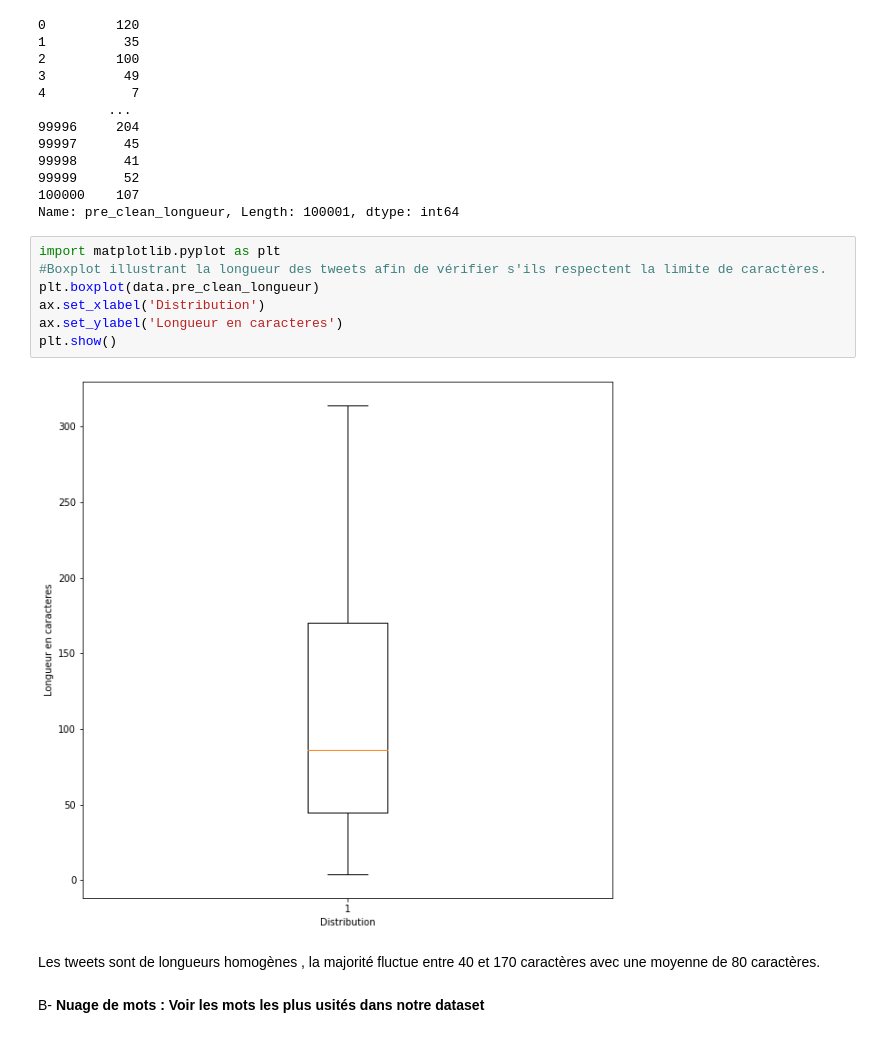
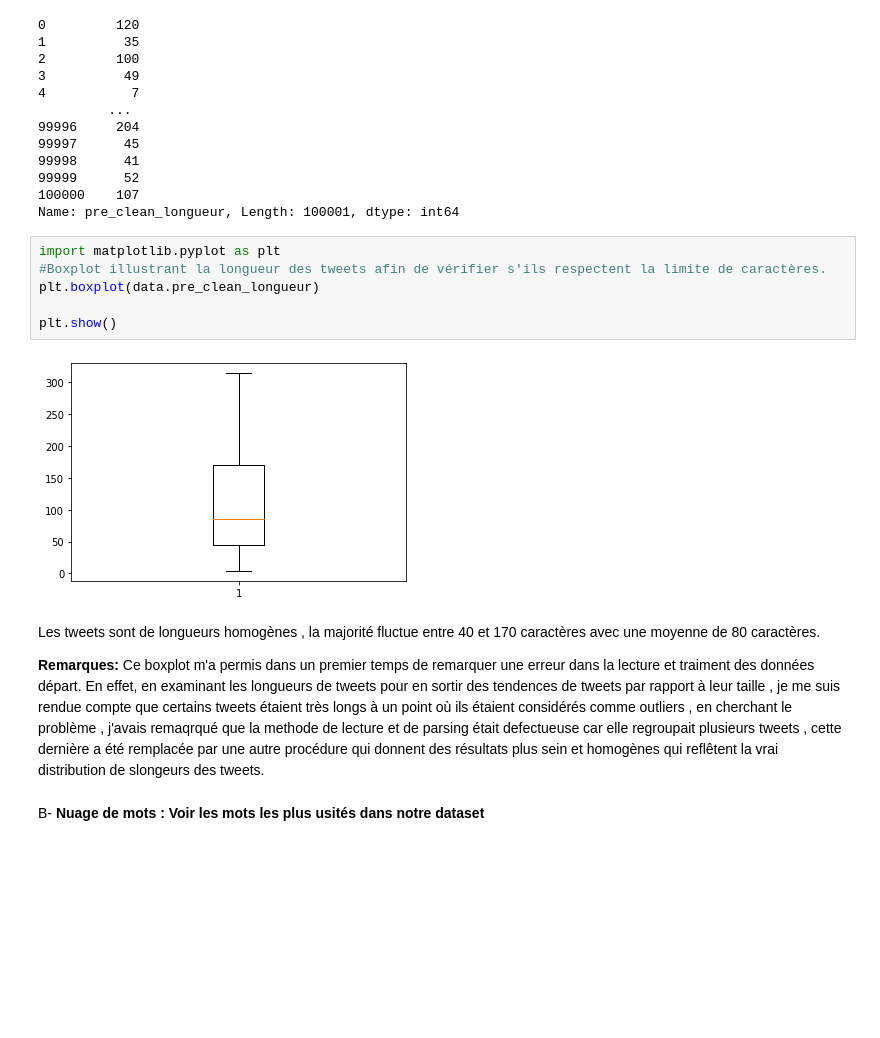
Before and after one commit to imenemes/IA-DETECTION-HAINE-, a Jupyter notebook: Exploration.ipynb, the cells around one changed output. Drawn from its saved outputs; the diff is of its cells as text; blank space fills up the shorter version.

Commit message:
ajout remarques

```diff
--- a/Exploration.ipynb
+++ b/Exploration.ipynb
@@ -186,14 +190,15 @@ Name: pre_clean_longueur, Length: 100001, dtype: int64
 # %%
 import matplotlib.pyplot as plt
 #Boxplot illustrant la longueur des tweets afin de vérifier s'ils respectent la limite de caractères.
 plt.boxplot(data.pre_clean_longueur)
-ax.set_xlabel('Distribution')
-ax.set_ylabel('Longueur en caracteres')
+
 plt.show()
 # %% [output]
-[figure, old version]
+[figure, new version]
-# %% [markdown]
-Les tweets sont de longueurs homogènes , la majorité fluctue entre 40 et 170 caractères avec une moyenne de 80 caractères.
+# %% [markdown]
+Les tweets sont de longueurs homogènes , la majorité fluctue entre 40 et 170 caractères avec une moyenne de 80 caractères.
+
+**Remarques:** Ce boxplot m'a permis dans un premier temps de remarquer une erreur dans la lecture et traiment des données départ. En effet, en examinant les longueurs de tweets pour en sortir des tendences de tweets par rapport à leur taille , je me suis rendue compte que certains tweets étaient très longs à un point où ils étaient considérés comme outliers , en cherchant le problème , j'avais remaqrqué que la methode de lecture et de parsing était defectueuse car elle regroupait plusieurs tweets , cette dernière a été remplacée par une autre procédure qui donnent des résultats plus sein et homogènes qui reflêtent la vrai distribution de slongeurs des tweets.
 # %% [markdown]
 B- **Nuage de mots : Voir les mots les plus usités dans notre dataset**
 # %%
```
Also changed, not shown: parts of 11 cells of this notebook.
